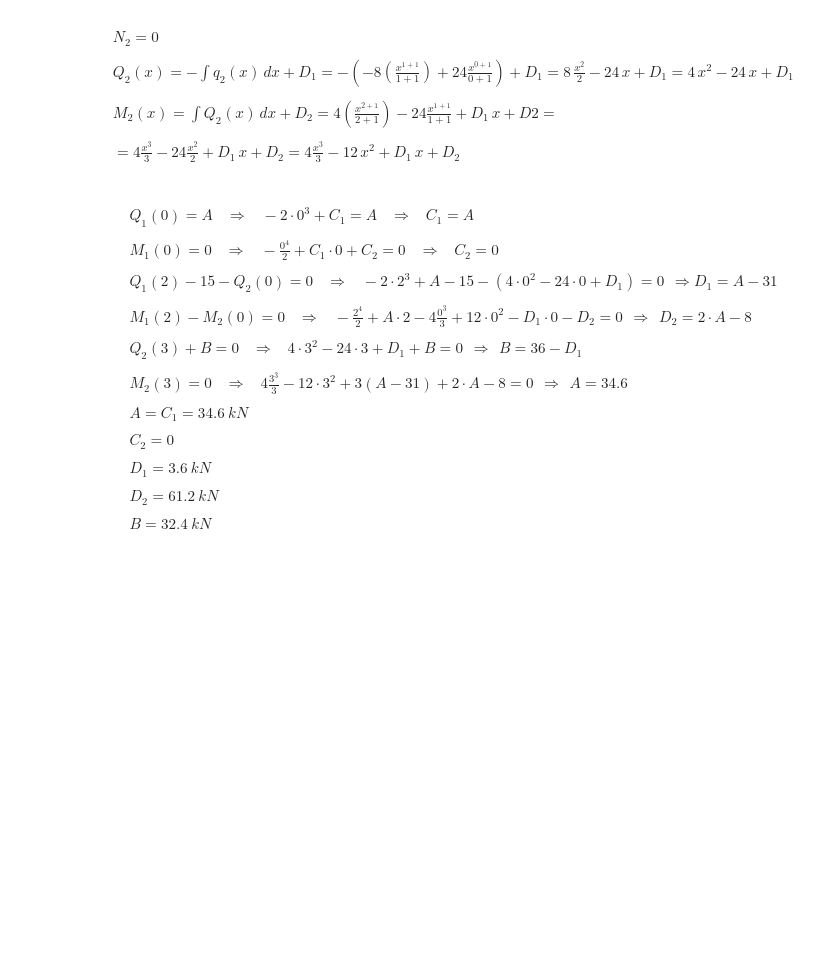
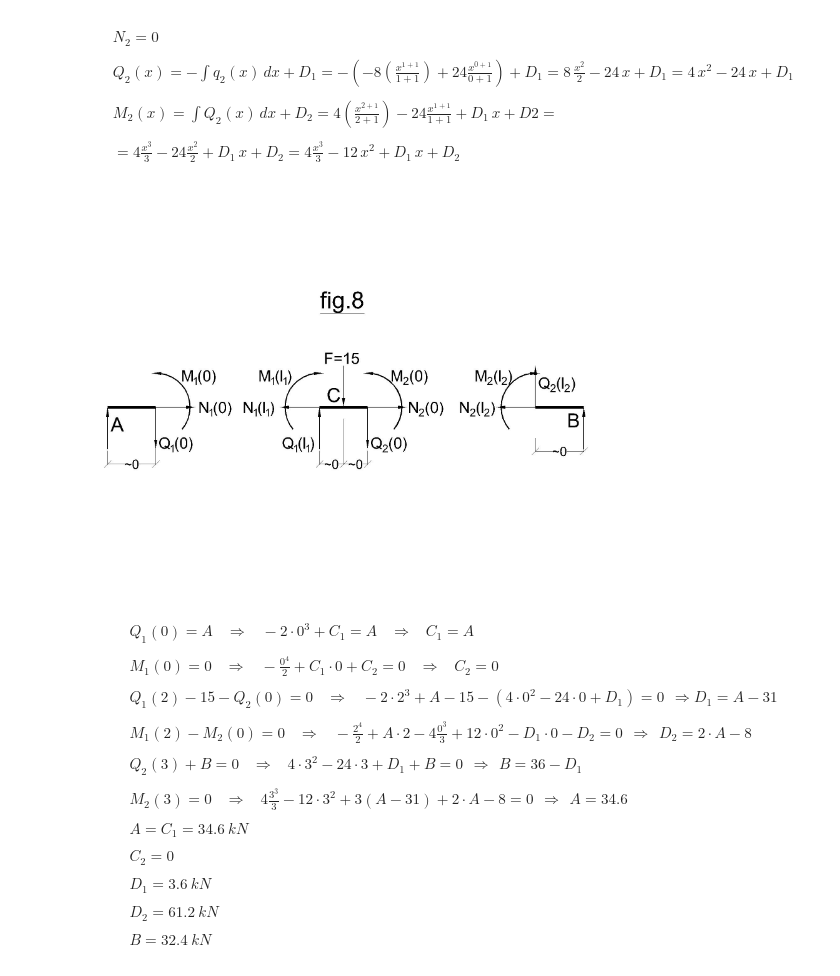
Before and after one commit to AleksandrinaStoyanova/Internal-Forces, a Jupyter notebook: Internal Forces.ipynb, the cells around one changed output. Saved outputs shown, nothing was run; the diff lists cells and outputs as text; code cells hidden in the pictures; blank space fills up the shorter version.

```diff
--- a/Internal Forces.ipynb
+++ b/Internal Forces.ipynb
@@ -391,7 +393,9 @@ $$\begin{align}&N_2 = 0\\\\
 &M_2(x) = \int Q_2(x) \,dx + D_2 = 4\left (\frac{x^{2+1}}{2+1} \right) - 24\frac{x^{1+1}}{1+1}+ D_1 \,x + D2 =\\\\ &=4\frac{x^3}{3} - 24\frac{x^2}{2} + D_1 \,x + D_2 = 4\frac{x^3}{3} - 12 \,x^2 + D_1 \,x + D_2
 \end{align}$$
 # %%
-# figure 8
+Image(filename="Fig_8.jpg", width=500, height=250)
+# %% [output]
+[figure, added]
 # %% [markdown]
 $$\begin{align}
 & Q_1(0) = A \hspace{10pt} \Rightarrow \hspace{10pt} -2\cdot0^3 + C_1 = A \hspace{10pt} \Rightarrow \hspace{10pt} C_1 = A\\\\
```
Also changed, not shown: parts of 3 cells of this notebook.
